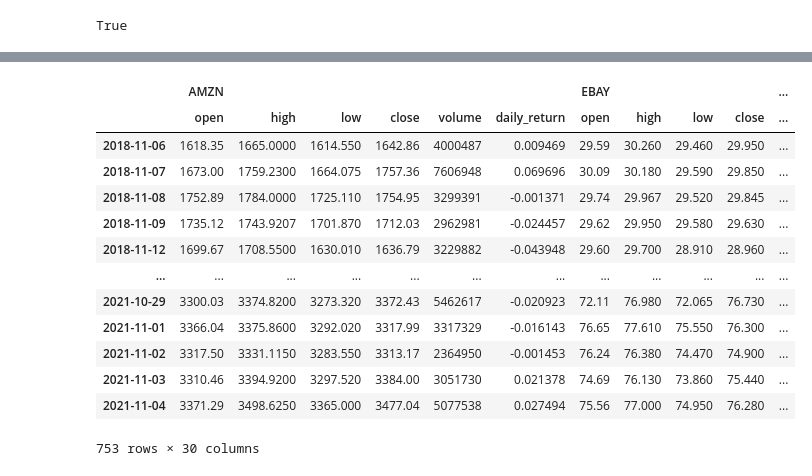
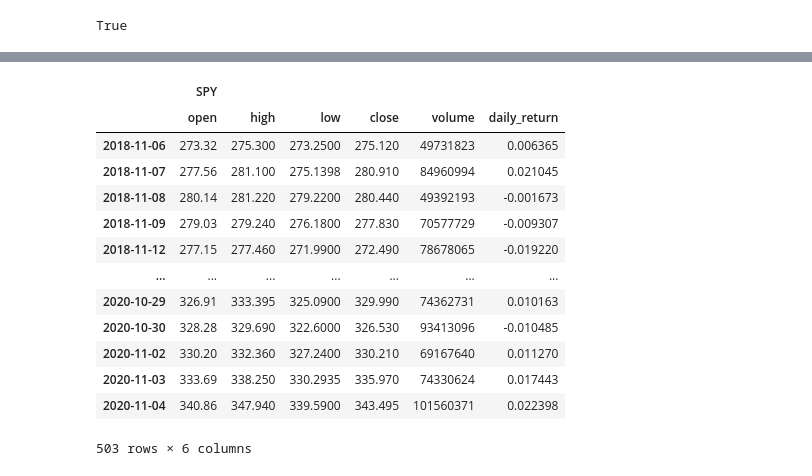
Before and after one commit to jojomani/modern_ecommerce_analysis, a Jupyter notebook: Modern_Variance_Analysis.ipynb, the cells around one changed output, grey strips where cells are left out. Drawn from its saved outputs; the diff is of its cells as text; code cells hidden in the pictures.

```diff
--- a/Modern_Variance_Analysis.ipynb
+++ b/Modern_Variance_Analysis.ipynb
@@ -522,17 +523,14 @@ alpaca = tradeapi.REST(
     api_version="v2")
 # %%
 # Set the tickers for both the bond and stock portion of the portfolio
-tickers = ["AMZN", "WMT", "EBAY", "TGT", "OSTK"]
+tickers = ["SPY"]
 
 # Set timeframe to 1D
 timeframe = "1D"
 
 # Format current date as ISO format
-# Set both the start and end date at the date of your prior weekday
-# This will give you the closing price of the previous trading day
-# Alternatively you can use a start and end date of 2020-08-07
 start = pd.Timestamp("2018-11-05", tz="America/New_York").isoformat()
-end = pd.Timestamp("2021-11-04", tz="America/New_York").isoformat()
+end = pd.Timestamp("2020-11-04", tz="America/New_York").isoformat()
 
 # Set number of rows to 1000 to retrieve the maximum amount of rows
 limit_rows = 1000
@@ -561,26 +558,25 @@ ecom_stocks.head()
 # %%
 one_year_simulation = MCSimulation(
     portfolio_data=ecom_stocks,
-    weights=[0.25, 0.75],
     num_simulation=500,
     num_trading_days=252,
 )
 
 # Review the simulation input data
 one_year_simulation.portfolio_data.dropna()
 # %% [output]
-|  | AMZN |  |  |  |  |  | EBAY |  |  |  | ... |
-|  | open | high | low | close | volume | daily_return | open | high | low | close | ... |
-| 2018-11-06 | 1618.35 | 1665.0000 | 1614.550 | 1642.86 | 4000487 | 0.009469 | 29.59 | 30.260 | 29.460 | 29.950 | ... |
-| 2018-11-07 | 1673.00 | 1759.2300 | 1664.075 | 1757.36 | 7606948 | 0.069696 | 30.09 | 30.180 | 29.590 | 29.850 | ... |
-| 2018-11-08 | 1752.89 | 1784.0000 | 1725.110 | 1754.95 | 3299391 | -0.001371 | 29.74 | 29.967 | 29.520 | 29.845 | ... |
-| 2018-11-09 | 1735.12 | 1743.9207 | 1701.870 | 1712.03 | 2962981 | -0.024457 | 29.62 | 29.950 | 29.580 | 29.630 | ... |
-| 2018-11-12 | 1699.67 | 1708.5500 | 1630.010 | 1636.79 | 3229882 | -0.043948 | 29.60 | 29.700 | 28.910 | 28.960 | ... |
-| ... | ... | ... | ... | ... | ... | ... | ... | ... | ... | ... | ... |
-| 2021-10-29 | 3300.03 | 3374.8200 | 3273.320 | 3372.43 | 5462617 | -0.020923 | 72.11 | 76.980 | 72.065 | 76.730 | ... |
-| 2021-11-01 | 3366.04 | 3375.8600 | 3292.020 | 3317.99 | 3317329 | -0.016143 | 76.65 | 77.610 | 75.550 | 76.300 | ... |
-| 2021-11-02 | 3317.50 | 3331.1150 | 3283.550 | 3313.17 | 2364950 | -0.001453 | 76.24 | 76.380 | 74.470 | 74.900 | ... |
-| 2021-11-03 | 3310.46 | 3394.9200 | 3297.520 | 3384.00 | 3051730 | 0.021378 | 74.69 | 76.130 | 73.860 | 75.440 | ... |
-| 2021-11-04 | 3371.29 | 3498.6250 | 3365.000 | 3477.04 | 5077538 | 0.027494 | 75.56 | 77.000 | 74.950 | 76.280 | ... |
+|  | SPY |  |  |  |  |  |
+|  | open | high | low | close | volume | daily_return |
+| 2018-11-06 | 273.32 | 275.300 | 273.2500 | 275.120 | 49731823 | 0.006365 |
+| 2018-11-07 | 277.56 | 281.100 | 275.1398 | 280.910 | 84960994 | 0.021045 |
+| 2018-11-08 | 280.14 | 281.220 | 279.2200 | 280.440 | 49392193 | -0.001673 |
+| 2018-11-09 | 279.03 | 279.240 | 276.1800 | 277.830 | 70577729 | -0.009307 |
+| 2018-11-12 | 277.15 | 277.460 | 271.9900 | 272.490 | 78678065 | -0.019220 |
+| ... | ... | ... | ... | ... | ... | ... |
+| 2020-10-29 | 326.91 | 333.395 | 325.0900 | 329.990 | 74362731 | 0.010163 |
+| 2020-10-30 | 328.28 | 329.690 | 322.6000 | 326.530 | 93413096 | -0.010485 |
+| 2020-11-02 | 330.20 | 332.360 | 327.2400 | 330.210 | 69167640 | 0.011270 |
+| 2020-11-03 | 333.69 | 338.250 | 330.2935 | 335.970 | 74330624 | 0.017443 |
+| 2020-11-04 | 340.86 | 347.940 | 339.5900 | 343.495 | 101560371 | 0.022398 |
-753 rows × 30 columns
+503 rows × 6 columns
 # %%
```
Also changed, not shown: parts of 25 cells of this notebook.
